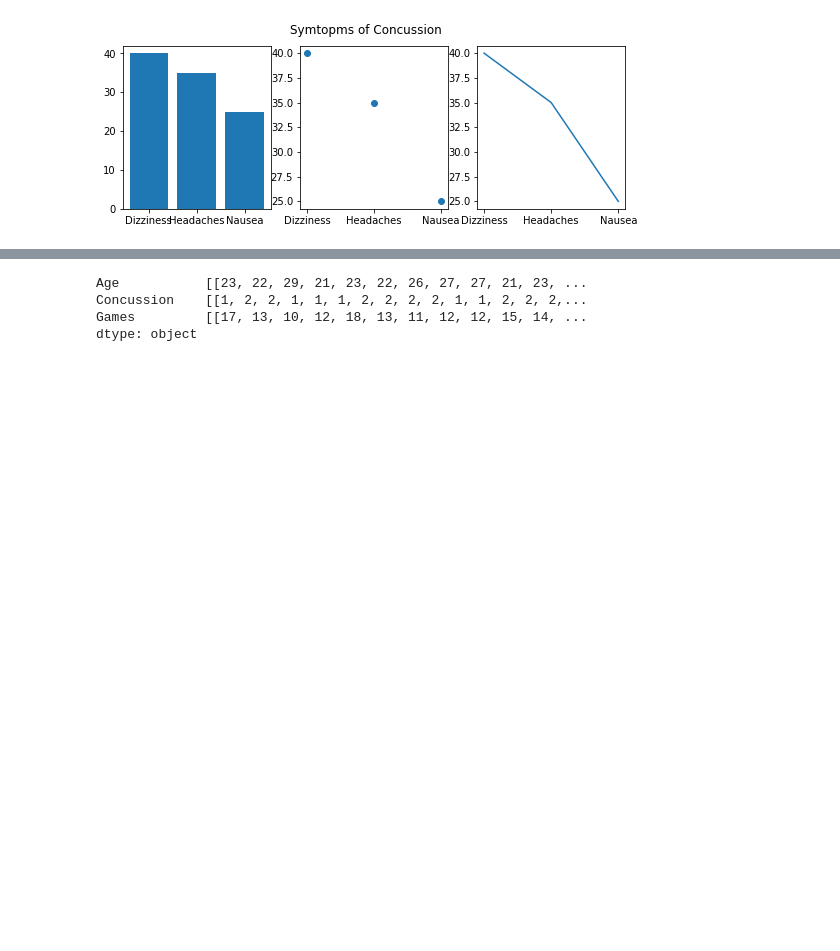
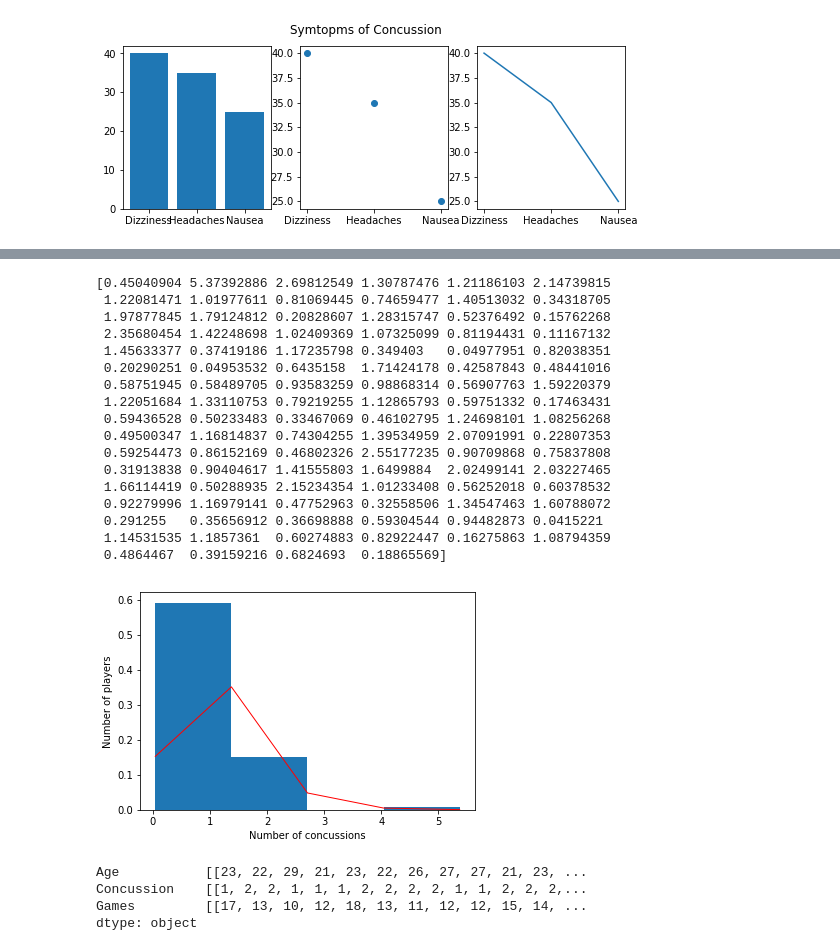
Before and after one commit to tullowhurler/Real-World-Data-, a Jupyter notebook: Real World Data.ipynb, the cells around one changed output, grey strips where cells are left out. Saved outputs shown, nothing was run; the diff lists cells and outputs as text; code cells hidden in the pictures; blank space fills up the shorter version.

```diff
--- a/Real World Data.ipynb
+++ b/Real World Data.ipynb
@@ -178 +178,42 @@ plt.show()
+# %%
+import numpy as np
+import pandas as pd
+# Make sure that the graph is printed below
+%matplotlib inline
+
+# Created the variable, using the randint package from the numpy.random package.
+# Values ranging to find the average number of concussions
+
+
+shape, scale = 2, .5  # mean=4, std=2*sqrt(2)
+c = np.random.gamma(shape, scale, 100)
+print (c)
+import matplotlib.pyplot as plt
+import scipy.special as sps
+count, bins, ignored = plt.hist(c, 4, density=True)
+y = bins**(shape-1)*(np.exp(-bins/scale) /(sps.gamma(shape)*scale**shape))
+plt.plot(bins, y, linewidth=1, color='r')
+plt.xlabel('Number of concussions')
+plt.ylabel('Number of players')
+plt.show()
+#https://docs.scipy.org/doc/numpy/reference/generated/numpy.random.gamma.html#numpy.random.gamma
+# %% [output]
+[0.45040904 5.37392886 2.69812549 1.30787476 1.21186103 2.14739815
+ 1.22081471 1.01977611 0.81069445 0.74659477 1.40513032 0.34318705
+ 1.97877845 1.79124812 0.20828607 1.28315747 0.52376492 0.15762268
+ 2.35680454 1.42248698 1.02409369 1.07325099 0.81194431 0.11167132
+ 1.45633377 0.37419186 1.17235798 0.349403   0.04977951 0.82038351
+ 0.20290251 0.04953532 0.6435158  1.71424178 0.42587843 0.48441016
+ 0.58751945 0.58489705 0.93583259 0.98868314 0.56907763 1.59220379
+ 1.22051684 1.33110753 0.79219255 1.12865793 0.59751332 0.17463431
+ 0.59436528 0.50233483 0.33467069 0.46102795 1.24698101 1.08256268
+ 0.49500347 1.16814837 0.74304255 1.39534959 2.07091991 0.22807353
+ 0.59254473 0.86152169 0.46802326 2.55177235 0.90709868 0.75837808
+ 0.31913838 0.90404617 1.41555803 1.6499884  2.02499141 2.03227465
+ 1.66114419 0.50288935 2.15234354 1.01233408 0.56252018 0.60378532
+ 0.92279996 1.16979141 0.47752963 0.32558506 1.34547463 1.60788072
+ 0.291255   0.35656912 0.36698888 0.59304544 0.94482873 0.0415221
+ 1.14531535 1.1857361  0.60274883 0.82922447 0.16275863 1.08794359
+ 0.4864467  0.39159216 0.6824693  0.18865569]
+[figure, added]
 # %%
```
Also changed, not shown: parts of 4 cells of this notebook.
